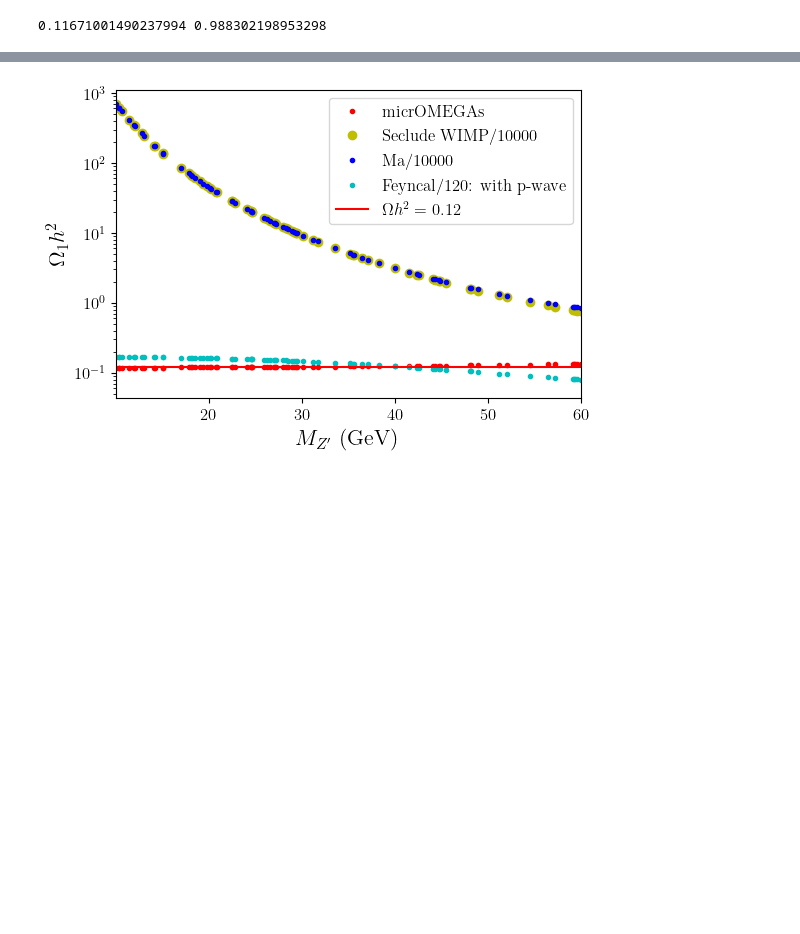
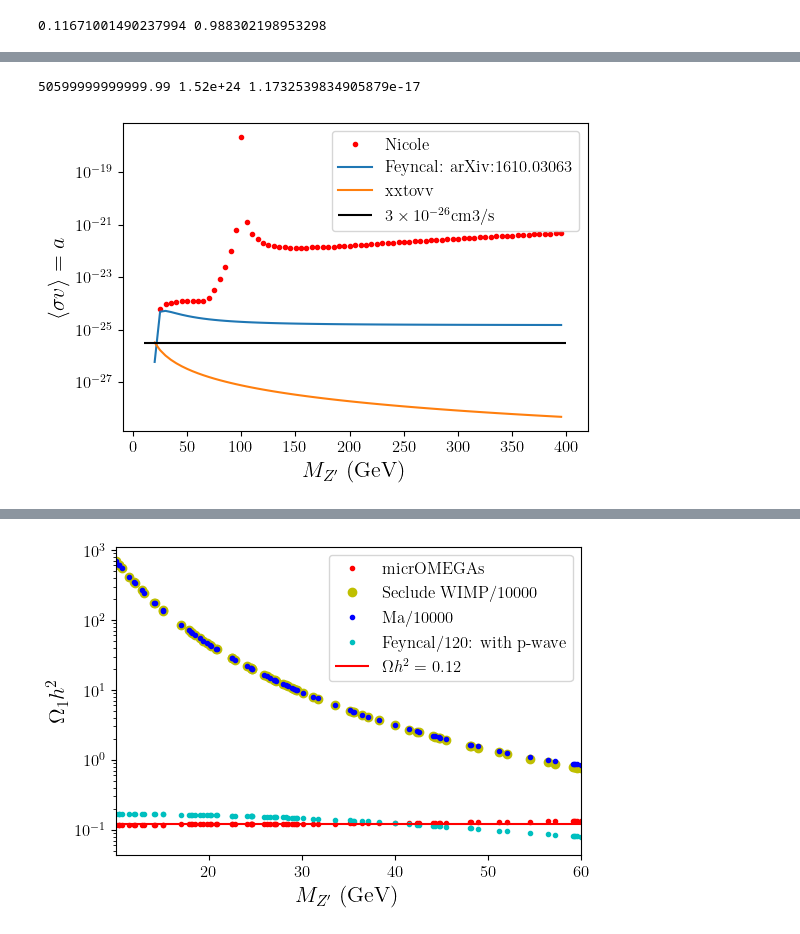
Before and after one commit to davidsuarezr/MDEO, a Jupyter notebook: Benchmark-point-DM-NO-KM.ipynb, the cells around one changed output, grey strips where cells are left out. Cells and saved outputs as stored; diff of their text form; code cells hidden in the pictures; blank space fills up the shorter version.

```diff
--- a/Benchmark-point-DM-NO-KM.ipynb
+++ b/Benchmark-point-DM-NO-KM.ipynb
@@ -256,3 +277,36 @@ a = 9.143339666165997e-08 b = 9641.791791914437
+# %%
+#http://www.saha.ac.in/theory/palashbaran.pal/conv.html
+GeVtocmmin1 = 5.06*1e+13
+GeVtosegmin1 = 1.52*1e+24
+
+print(GeVtocmmin1,GeVtosegmin1, GeVtosegmin1/(GeVtocmmin1)**3)
+# %% [output]
+50599999999999.99 1.52e+24 1.1732539834905879e-17
+# %%
+plt.figure(figsize=(6,4))
+
+
+n = np.arange(20.1,400,5)
+
+plt.semilogy(n, (a_coefficient_Fey(0.05, (20./n), n)+1*b_coefficient_Fey(0.03, (20./n), n, 200))*GeVtosegmin1/(GeVtocmmin1)**3,'r.',label='Nicole')
+
+plt.semilogy(n, a_coefficient_Nicole(0.05, (20./n), n)*GeVtosegmin1/(GeVtocmmin1)**3,label='Feyncal: arXiv:1610.03063')
+
+plt.semilogy(n, a_coefficient_vv(0.05, (20./n), n)*GeVtosegmin1/(GeVtocmmin1)**3,label='xxtovv')
+
+plt.hlines(3*1.e-26,10,400, 'k',label=r'$3\times 10^{-26}$cm3/s')
+
+plt.xlabel(r'$M_{Z^{\prime}}$ (GeV)',size=16)
+plt.ylabel(r'$\langle\sigma v\rangle = a$',size=16)
+plt.legend(loc='upper right')
+#plt.grid()
+
+#plt.ylim(0.11,0.2)
+#plt.xlim(xd.MZp.min(), 60)
+
+plt.show()
+# %% [output]
+[figure, added]
 # %%
 x= []
 
```
Also changed, not shown: parts of 9 cells of this notebook.
